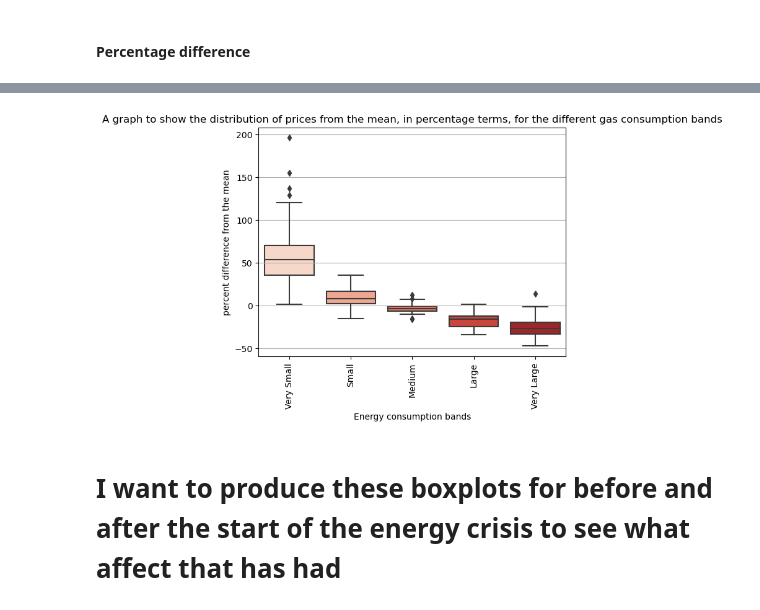
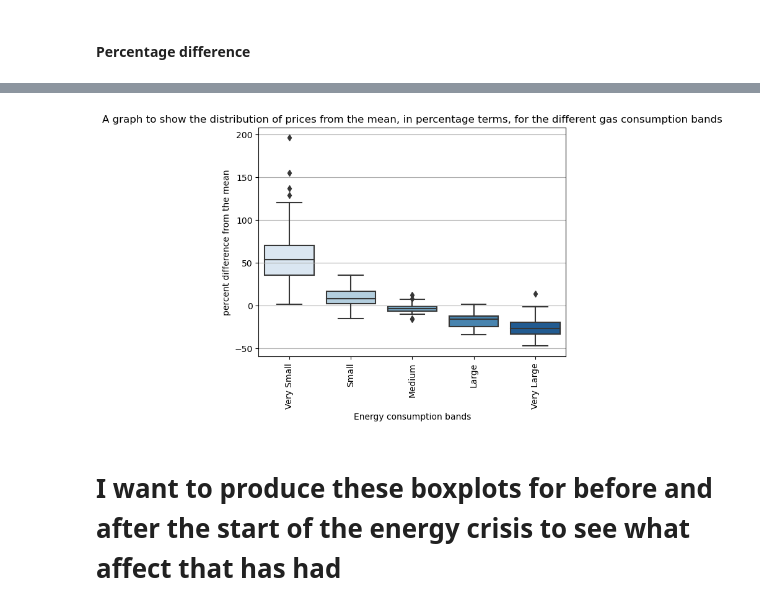
Before and after one commit to samuel-speller/Energy-affects-on-CPI-analysis, a Jupyter notebook: Energy_price_differences_due_to_consumption.ipynb, the cells around one changed output, grey strips where cells are left out. Cells and saved outputs as stored; diff of their text form; code cells hidden in the pictures.

```diff
--- a/Energy_price_differences_due_to_consumption.ipynb
+++ b/Energy_price_differences_due_to_consumption.ipynb
@@ -475,34 +475,34 @@ percent_difference_gas.head(1)
 # %%
 # drop the period as we don't need it for the plot
 df = percent_difference_gas.drop(['period'], axis=1)
 
 # rename the columns for the plot
 df.rename(columns={'Gas: Very Small (Pence per kWh) percentage difference':'Very Small',
                    'Gas: Small (Pence per kWh) percentage difference':'Small',
                    'Gas: Small/Medium (Pence per kWh) percentage difference':'Small/Medium',
                    'Gas: Medium (Pence per kWh) percentage difference':'Medium',
                    'Gas: Large (Pence per kWh) percentage difference':'Large',
                    'Gas: Very Large (Pence per kWh) percentage difference':'Very Large'},
                    inplace = True
 )
 
 # melt the df's into long format
 df_melted = pd.melt(df)
 
 # create a boxplot for each column
-sns.boxplot(data=df_melted, x="variable", y="value", palette='Reds')
+sns.boxplot(data=df_melted, x="variable", y="value", palette='Blues')
 
 # rotate the x labels
 plt.xticks(rotation=90)
 
 # add axis labels
 plt.xlabel('Energy consumption bands')
 plt.ylabel('percent difference from the mean')
 
 plt.title('A graph to show the distribution of prices from the mean, in percentage terms, for the different gas consumption bands')
 plt.grid(axis='y')
 # %% [output]
-[figure, old version]
+[figure, new version]
 # %% [markdown]
 # I want to produce these boxplots for before and after the start of the energy crisis to see what affect that has had
 # %% [markdown]
```
